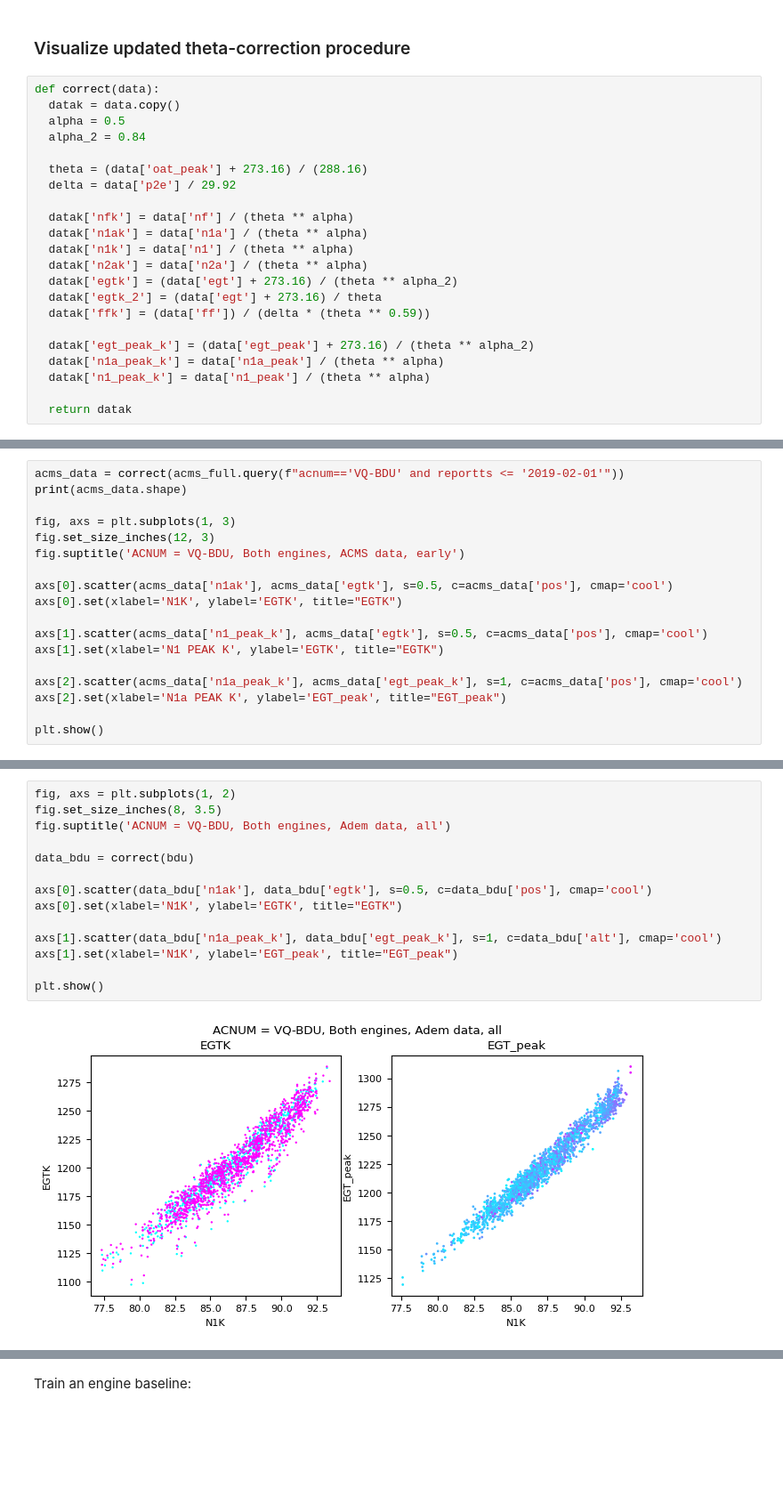
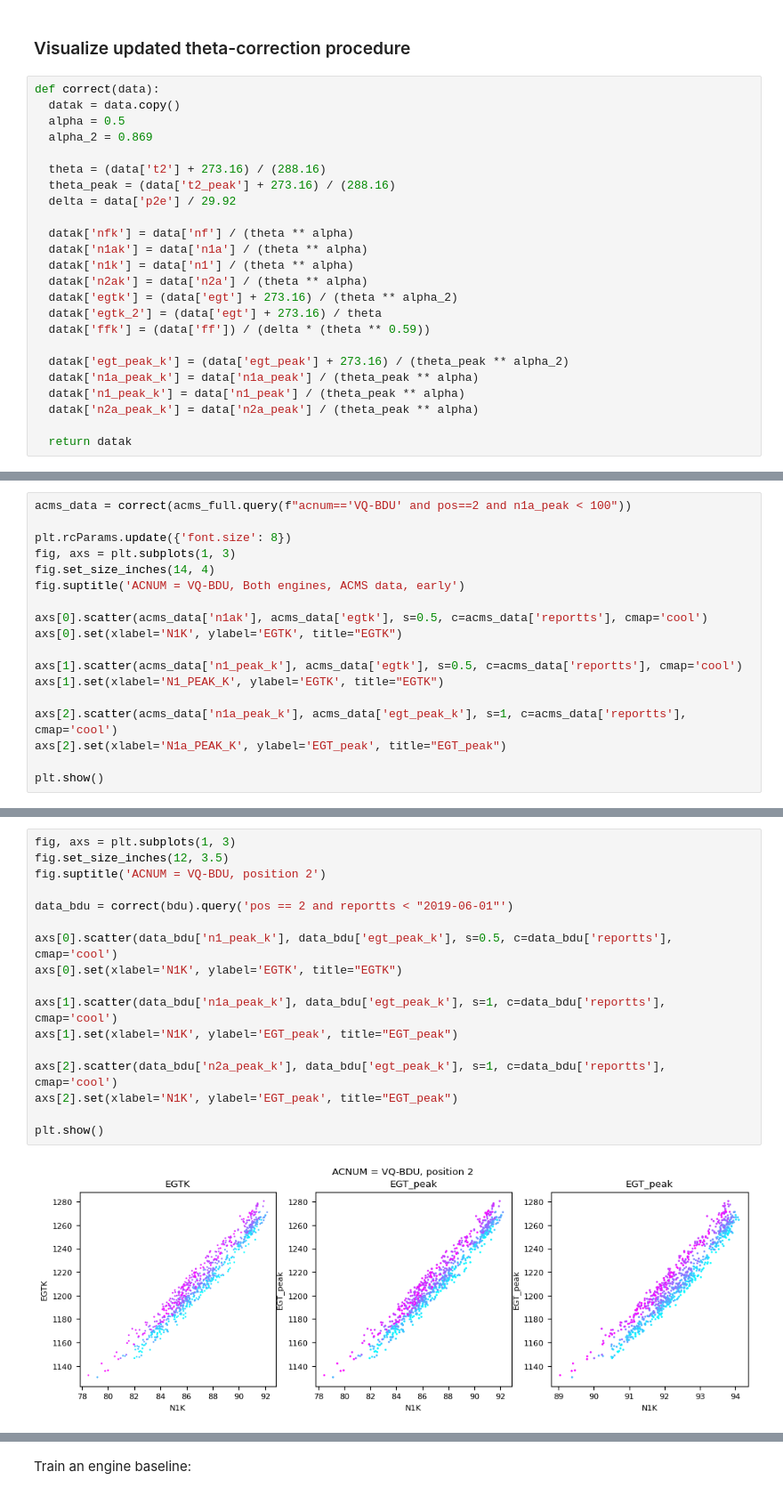
Before and after one commit to skeptlk/ecm, a Jupyter notebook: ex11_deltas.ipynb, the cells around one changed output, grey strips where cells are left out. Shown at 89% size. Saved outputs shown, nothing was run; the diff lists cells and outputs as text; blank space fills up the shorter version.

```diff
--- a/ex11_deltas.ipynb
+++ b/ex11_deltas.ipynb
@@ -27,9 +28,10 @@ acms_full.shape
 def correct(data):
   datak = data.copy()
   alpha = 0.5
-  alpha_2 = 0.84
+  alpha_2 = 0.869
 
-  theta = (data['oat_peak'] + 273.16) / (288.16)
+  theta = (data['t2'] + 273.16) / (288.16)
+  theta_peak = (data['t2_peak'] + 273.16) / (288.16)
   delta = data['p2e'] / 29.92
 
   datak['nfk'] = data['nf'] / (theta ** alpha)
@@ -40,9 +42,10 @@ def correct(data):
   datak['egtk_2'] = (data['egt'] + 273.16) / theta
   datak['ffk'] = (data['ff']) / (delta * (theta ** 0.59))
 
-  datak['egt_peak_k'] = (data['egt_peak'] + 273.16) / (theta ** alpha_2)
-  datak['n1a_peak_k'] = data['n1a_peak'] / (theta ** alpha)
-  datak['n1_peak_k'] = data['n1_peak'] / (theta ** alpha)
+  datak['egt_peak_k'] = (data['egt_peak'] + 273.16) / (theta_peak ** alpha_2)
+  datak['n1a_peak_k'] = data['n1a_peak'] / (theta_peak ** alpha)
+  datak['n1_peak_k'] = data['n1_peak'] / (theta_peak ** alpha)
+  datak['n2a_peak_k'] = data['n2a_peak'] / (theta_peak ** alpha)
 
   return datak
 # %%
@@ -71,19 +76,19 @@ plot_baselines(data, title='ACNUM = VQ-BDU, Both engines, All time')
 # %%
-acms_data = correct(acms_full.query(f"acnum=='VQ-BDU' and reportts <= '2019-02-01'"))
-print(acms_data.shape)
+acms_data = correct(acms_full.query(f"acnum=='VQ-BDU' and pos==2 and n1a_peak < 100"))
 
+plt.rcParams.update({'font.size': 8})
 fig, axs = plt.subplots(1, 3)
-fig.set_size_inches(12, 3)
+fig.set_size_inches(14, 4)
 fig.suptitle('ACNUM = VQ-BDU, Both engines, ACMS data, early')
 
-axs[0].scatter(acms_data['n1ak'], acms_data['egtk'], s=0.5, c=acms_data['pos'], cmap='cool')
+axs[0].scatter(acms_data['n1ak'], acms_data['egtk'], s=0.5, c=acms_data['reportts'], cmap='cool')
 axs[0].set(xlabel='N1K', ylabel='EGTK', title="EGTK")
 
-axs[1].scatter(acms_data['n1_peak_k'], acms_data['egtk'], s=0.5, c=acms_data['pos'], cmap='cool')
-axs[1].set(xlabel='N1 PEAK K', ylabel='EGTK', title="EGTK")
+axs[1].scatter(acms_data['n1_peak_k'], acms_data['egtk'], s=0.5, c=acms_data['reportts'], cmap='cool')
+axs[1].set(xlabel='N1_PEAK_K', ylabel='EGTK', title="EGTK")
 
-axs[2].scatter(acms_data['n1a_peak_k'], acms_data['egt_peak_k'], s=1, c=acms_data['pos'], cmap='cool')
-axs[2].set(xlabel='N1a PEAK K', ylabel='EGT_peak', title="EGT_peak")
+axs[2].scatter(acms_data['n1a_peak_k'], acms_data['egt_peak_k'], s=1, c=acms_data['reportts'], cmap='cool')
+axs[2].set(xlabel='N1a_PEAK_K', ylabel='EGT_peak', title="EGT_peak")
 
 plt.show()
 # %% [output]
@@ -92,17 +96,20 @@ plt.show()
 # %%
-fig, axs = plt.subplots(1, 2)
-fig.set_size_inches(8, 3.5)
-fig.suptitle('ACNUM = VQ-BDU, Both engines, Adem data, all')
+fig, axs = plt.subplots(1, 3)
+fig.set_size_inches(12, 3.5)
+fig.suptitle('ACNUM = VQ-BDU, position 2')
 
-data_bdu = correct(bdu)
+data_bdu = correct(bdu).query('pos == 2 and reportts < "2019-06-01"')
 
-axs[0].scatter(data_bdu['n1ak'], data_bdu['egtk'], s=0.5, c=data_bdu['pos'], cmap='cool')
+axs[0].scatter(data_bdu['n1_peak_k'], data_bdu['egt_peak_k'], s=0.5, c=data_bdu['reportts'], cmap='cool')
 axs[0].set(xlabel='N1K', ylabel='EGTK', title="EGTK")
 
-axs[1].scatter(data_bdu['n1a_peak_k'], data_bdu['egt_peak_k'], s=1, c=data_bdu['alt'], cmap='cool')
+axs[1].scatter(data_bdu['n1a_peak_k'], data_bdu['egt_peak_k'], s=1, c=data_bdu['reportts'], cmap='cool')
 axs[1].set(xlabel='N1K', ylabel='EGT_peak', title="EGT_peak")
 
+axs[2].scatter(data_bdu['n2a_peak_k'], data_bdu['egt_peak_k'], s=1, c=data_bdu['reportts'], cmap='cool')
+axs[2].set(xlabel='N1K', ylabel='EGT_peak', title="EGT_peak")
+
 plt.show()
 # %% [output]
-[figure, old version]
+[figure, new version]
 # %%
```
Also changed, not shown: parts of 21 cells of this notebook, 6 other files.
